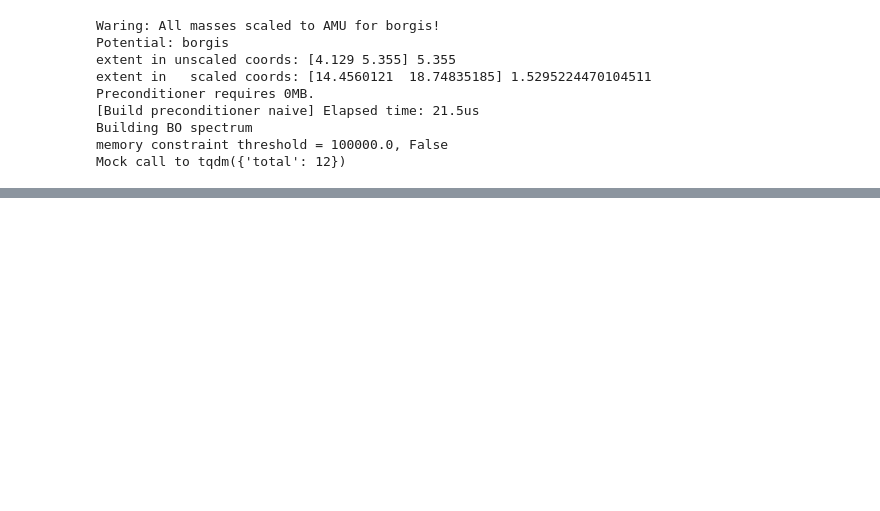
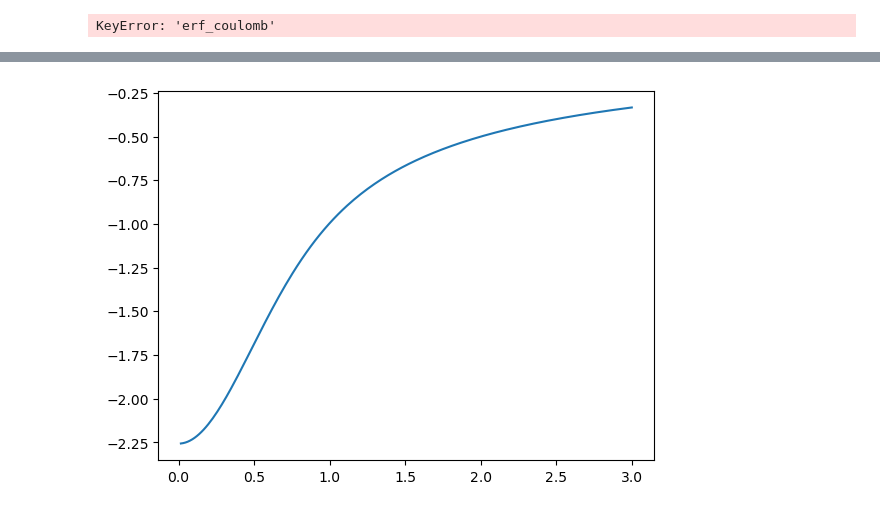
Before and after one commit to subotnikgroup/xebees, a Jupyter notebook: 3D/notebook-3D-exact.ipynb, the cells around one changed output, grey strips where cells are left out. Cells and saved outputs as stored; diff of their text form; code cells hidden in the pictures; blank space fills up the shorter version.

```diff
--- a/3D/notebook-3D-exact.ipynb
+++ b/3D/notebook-3D-exact.ipynb
@@ -80,13 +96,15 @@ display(fig)
 # %%
 H2D = fcm2D.Hamiltonian(args)
-Ad_vn, Ad_n = H2D.BO_spectrum()
+Ad_2vn, Ad_2n = H2D.BO_spectrum()
 # %% [output]
-Waring: All masses scaled to AMU for borgis!
-Potential: borgis
-extent in unscaled coords: [4.129 5.355] 5.355
-extent in   scaled coords: [14.4560121  18.74835185] 1.5295224470104511
-Preconditioner requires 0MB.
-[Build preconditioner naive] Elapsed time: 21.5us
-Building BO spectrum
-memory constraint threshold = 100000.0, False
-Mock call to tqdm({'total': 12})
+KeyError: 'erf_coulomb'
+# %%
+from scipy.special import erf
+rl = np.linspace(0,3,200)
+a = 2
+test = -erf(a*rl)/rl
+
+fig,ax = plt.subplots()
+ax.plot(rl,test)
+display(fig)
+# %% [output]
@@ -93 +113,2 @@ Mock call to tqdm({'total': 12})
+[figure, added]
 # %%
```
Also changed, not shown: parts of 7 cells of this notebook, 2 other files.
